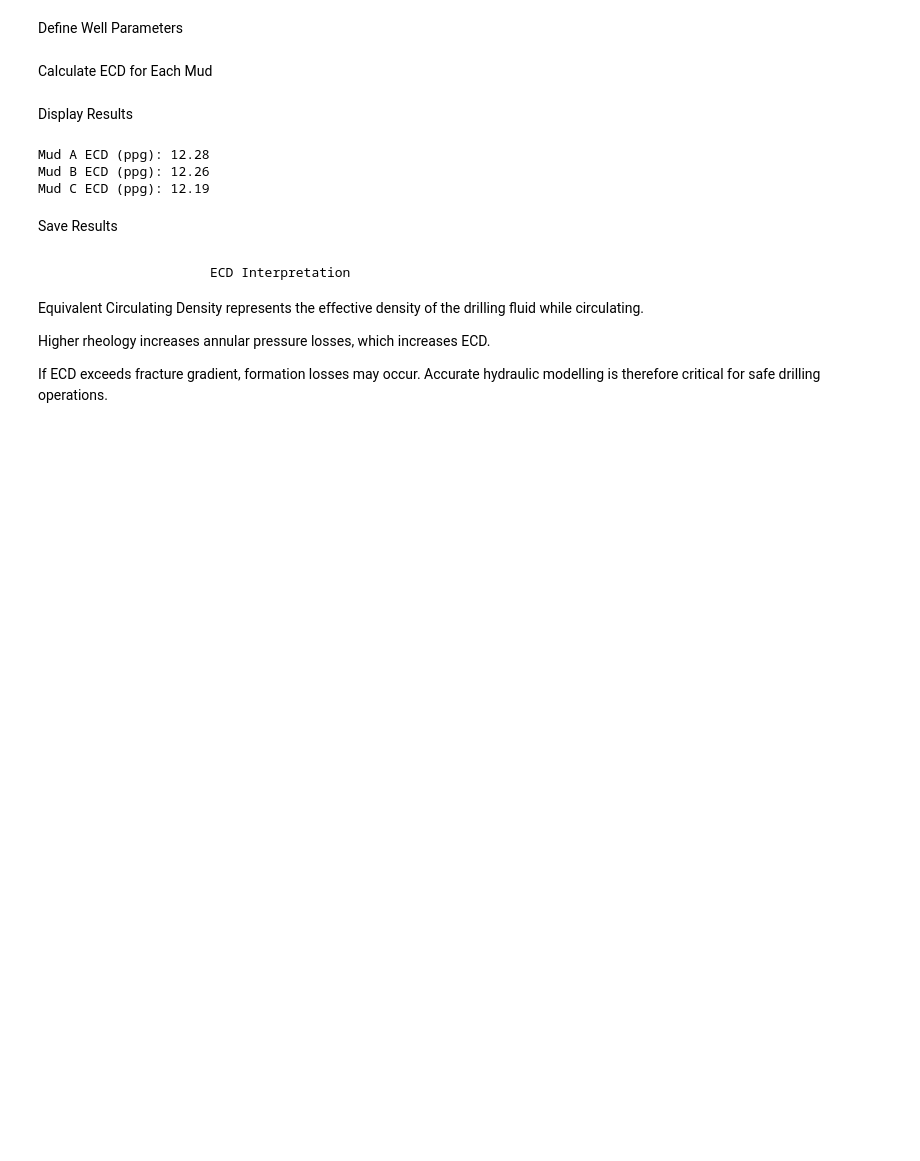
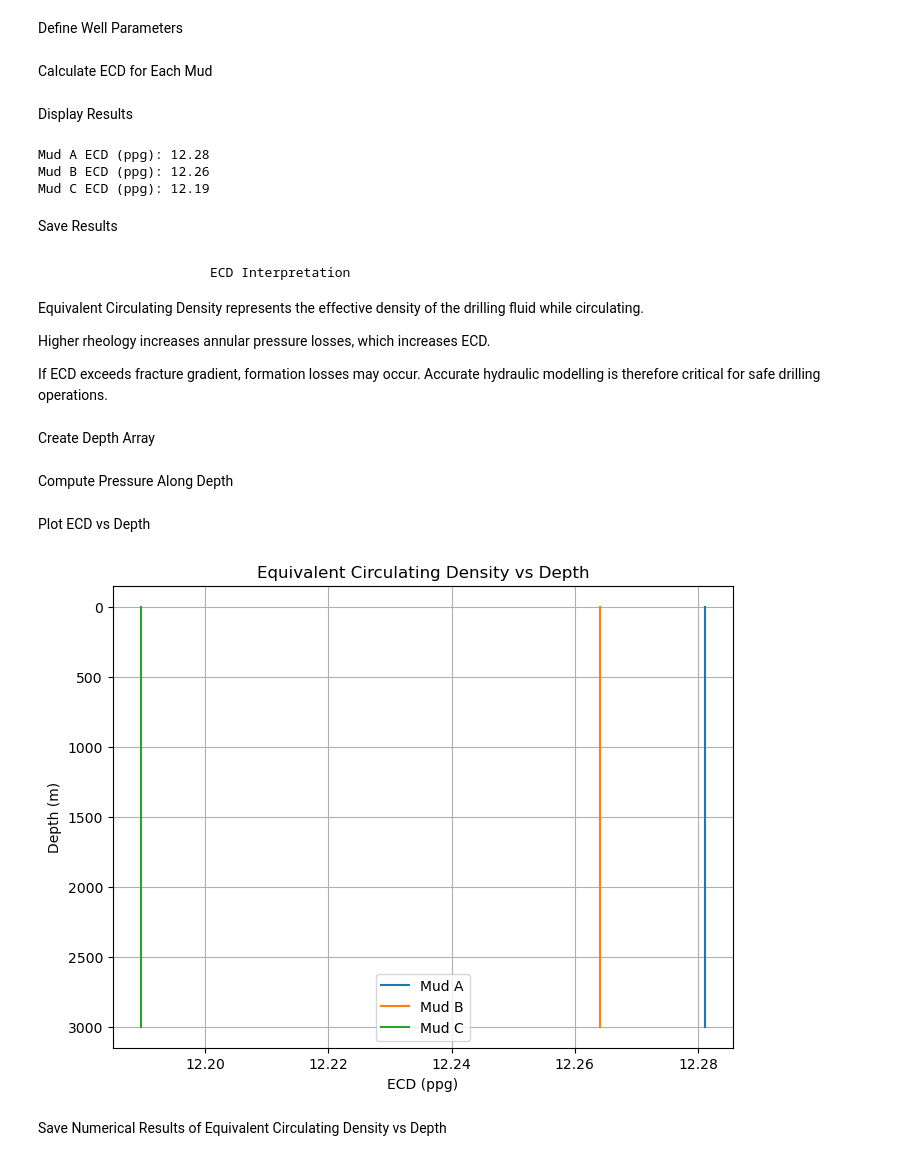
Before and after one commit to Bobi3828/drilling-analytics-engine, a Jupyter notebook: week_02_bingham_rheology/notebooks/bingham_rheology_analysis.ipynb, the cells around one changed output. Drawn from its saved outputs; the diff is of its cells as text; code cells hidden in the pictures; blank space fills up the shorter version.

Commit message:
Week 2 Day 7: Implemented ECD depth profile simulator

```diff
--- a/week_02_bingham_rheology/notebooks/bingham_rheology_analysis.ipynb
+++ b/week_02_bingham_rheology/notebooks/bingham_rheology_analysis.ipynb
@@ -357,3 +357,51 @@ Equivalent Circulating Density represents the effective density of the drilling
 Higher rheology increases annular pressure losses, which increases ECD.
 
 If ECD exceeds fracture gradient, formation losses may occur. Accurate hydraulic modelling is therefore critical for safe drilling operations.
+# %% [markdown]
+Create Depth Array
+# %%
+depths = np.linspace(0, 3000, 100)  # meters. This simulates a well from surface to 3000 m TVD.
+# %% [markdown]
+Compute Pressure Along Depth
+# %%
+ecd_profiles = {}
+
+for i, mud in enumerate(corrected_results):       # every mud has an ECD profile along the well.
+
+    pressure_grad = pressure_results[i]["pressure_gradient"]
+
+    ecd_values = []
+
+    for d in depths:   # calculates ecd at different depths
+
+        ecd = calculate_ecd(
+            mud_weight,
+            pressure_grad,
+            d if d > 1 else 1   # avoid division by zero
+        )
+
+        ecd_values.append(ecd)
+
+    ecd_profiles[mud["name"]] = ecd_values
+# %% [markdown]
+Plot ECD vs Depth
+# %%
+plt.figure(figsize=(8,6))
+
+for name, values in ecd_profiles.items():
+    plt.plot(values, depths, label=name)
+
+plt.gca().invert_yaxis()  # Engineers plot depth downwards, so we invert the axis. Now you have a real wellbore hydraulics plot.
+
+plt.xlabel("ECD (ppg)")
+plt.ylabel("Depth (m)")
+plt.title("Equivalent Circulating Density vs Depth")
+
+plt.legend()
+plt.grid(True)
+plt.savefig("../results/ecd_depth_profile.png", dpi=300)
+plt.show()
+# %% [output]
+[figure, added]
+# %% [markdown]
+Save Numerical Results of Equivalent Circulating Density vs Depth
```
Also changed, not shown: parts of 14 cells of this notebook, 5 other files.
